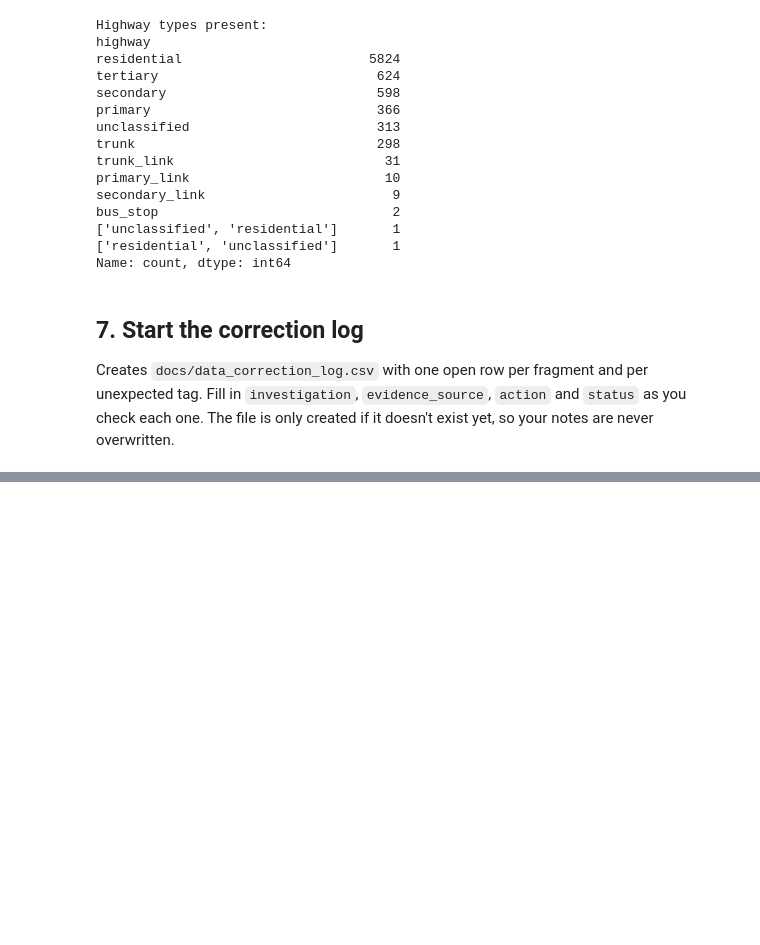
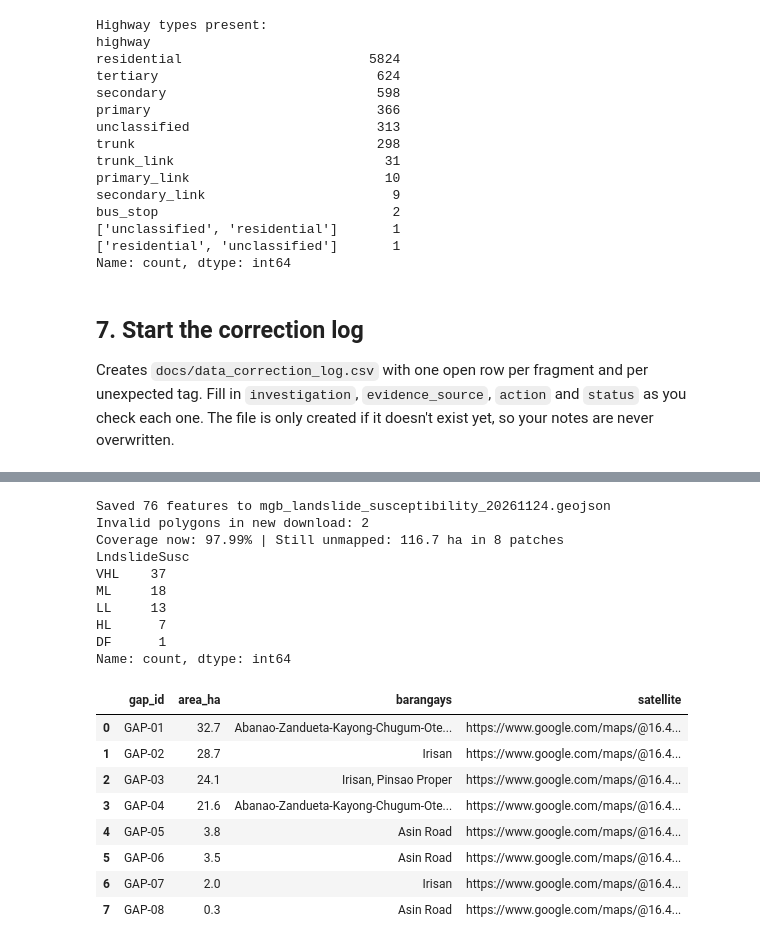
Before and after one commit to gelikadlcrz/baguio-road-accessibility-ml, a Jupyter notebook: notebooks/02_data_correction_roads_landslides_barangays.ipynb, the cells around one changed output, grey strips where cells are left out. Cells and saved outputs as stored; diff of their text form; code cells hidden in the pictures; blank space fills up the shorter version.

```diff
--- a/notebooks/02_data_correction_roads_landslides_barangays.ipynb
+++ b/notebooks/02_data_correction_roads_landslides_barangays.ipynb
@@ -282,0 +334,49 @@ HTML(f"<table><tr><th>#</th><th>Nodes</th><th>Roads</th><th>OSM</th><th>Satellit
+# %%
+from datetime import date
+params = {'objectIds': ','.join(map(str, sorted(server_ids))), 'outFields': '*',
+          'returnGeometry': 'true', 'outSR': 4326, 'f': 'geojson'}
+with urllib.request.urlopen(URL + '?' + urllib.parse.urlencode(params), timeout=180) as r:
+    full = gpd.GeoDataFrame.from_features(json.load(r)['features'], crs=GEOGRAPHIC_CRS)
+
+new_raw = RAW / f'mgb_landslide_susceptibility_{date.today():%Y%m%d}.geojson'
+full.to_file(new_raw, driver='GeoJSON')
+print(f'Saved {len(full)} features to {new_raw.name}')
+
+full_p = full.to_crs(PROJECTED_CRS)
+full_p['geometry'] = full_p.make_valid()
+print('Invalid polygons in new download:', (~full.is_valid).sum())
+remaining = gpd.GeoDataFrame(geometry=[city_union.difference(full_p.union_all())], crs=PROJECTED_CRS)
+remaining = remaining.explode(index_parts=False).reset_index(drop=True)
+remaining['area_ha'] = remaining.area / 1e4
+remaining = remaining[remaining.area_ha > 0.1].sort_values('area_ha', ascending=False).reset_index(drop=True)
+remaining['gap_id'] = [f'GAP-{i+1:02d}' for i in range(len(remaining))]
+c = remaining.geometry.centroid.to_crs(GEOGRAPHIC_CRS)
+remaining['satellite'] = [f'https://www.google.com/maps/@{p.y:.6f},{p.x:.6f},17z/data=!3m1!1e3' for p in c]
+b = gpd.overlay(remaining[['gap_id', 'geometry']], city_gdf[['adm4_en', 'geometry']])
+remaining['barangays'] = remaining.gap_id.map(b.groupby('gap_id').adm4_en.agg(lambda s: ', '.join(sorted(set(s)))))
+
+print(f"Coverage now: {100 * (1 - remaining.area_ha.sum() * 1e4 / city_union.area):.2f}% | "
+      f"Still unmapped: {remaining.area_ha.sum():.1f} ha in {len(remaining)} patches")
+print(full.LndslideSusc.value_counts())
+remaining.to_file(OUT / 'landslide_gaps.gpkg', layer='remaining_gaps', driver='GPKG')
+display(remaining[['gap_id', 'area_ha', 'barangays', 'satellite']].round(1))
+# %% [output]
+Saved 76 features to mgb_landslide_susceptibility_20261124.geojson
+Invalid polygons in new download: 2
+Coverage now: 97.99% | Still unmapped: 116.7 ha in 8 patches
+LndslideSusc
+VHL    37
+ML     18
+LL     13
+HL      7
+DF      1
+Name: count, dtype: int64
+|  | gap_id | area_ha | barangays | satellite |
+| 0 | GAP-01 | 32.7 | Abanao-Zandueta-Kayong-Chugum-Ote... | https://www.google.com/maps/@16.4... |
+| 1 | GAP-02 | 28.7 | Irisan | https://www.google.com/maps/@16.4... |
+| 2 | GAP-03 | 24.1 | Irisan, Pinsao Proper | https://www.google.com/maps/@16.4... |
+| 3 | GAP-04 | 21.6 | Abanao-Zandueta-Kayong-Chugum-Ote... | https://www.google.com/maps/@16.4... |
+| 4 | GAP-05 | 3.8 | Asin Road | https://www.google.com/maps/@16.4... |
+| 5 | GAP-06 | 3.5 | Asin Road | https://www.google.com/maps/@16.4... |
+| 6 | GAP-07 | 2.0 | Irisan | https://www.google.com/maps/@16.4... |
+| 7 | GAP-08 | 0.3 | Asin Road | https://www.google.com/maps/@16.4... |
```
Also changed, not shown: parts of 3 cells of this notebook, 2 other files.
